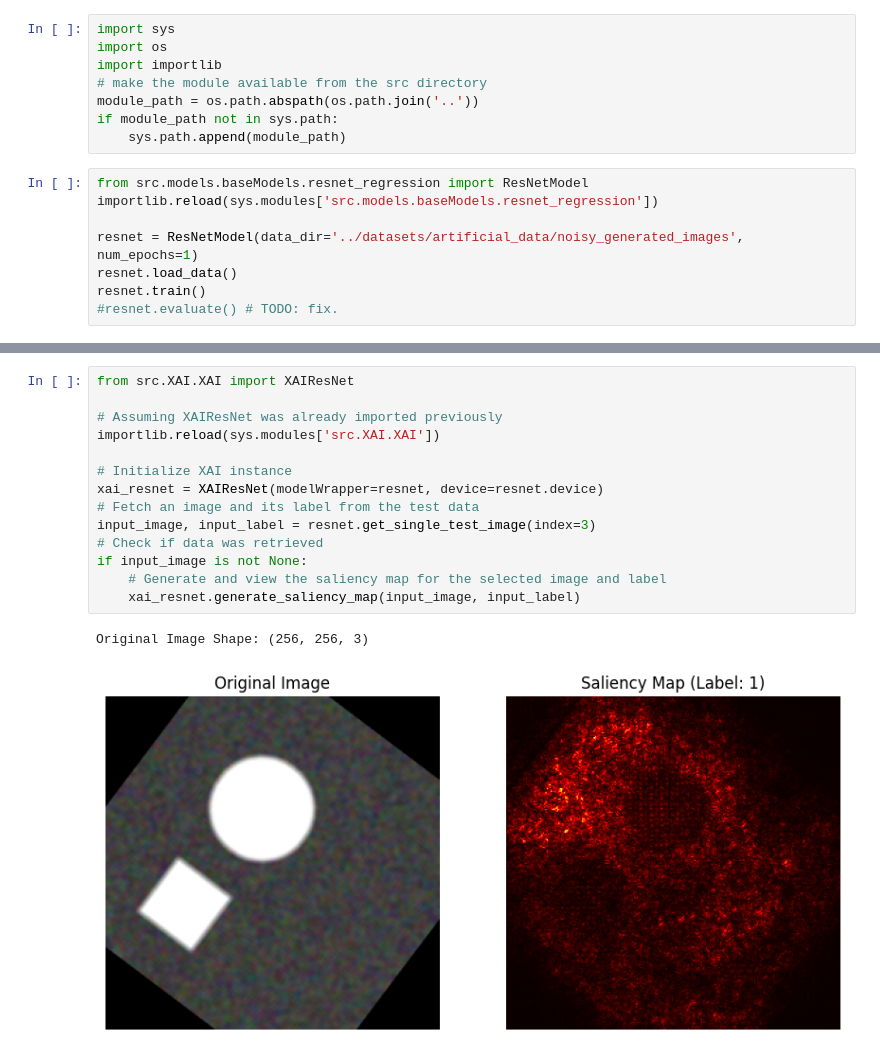
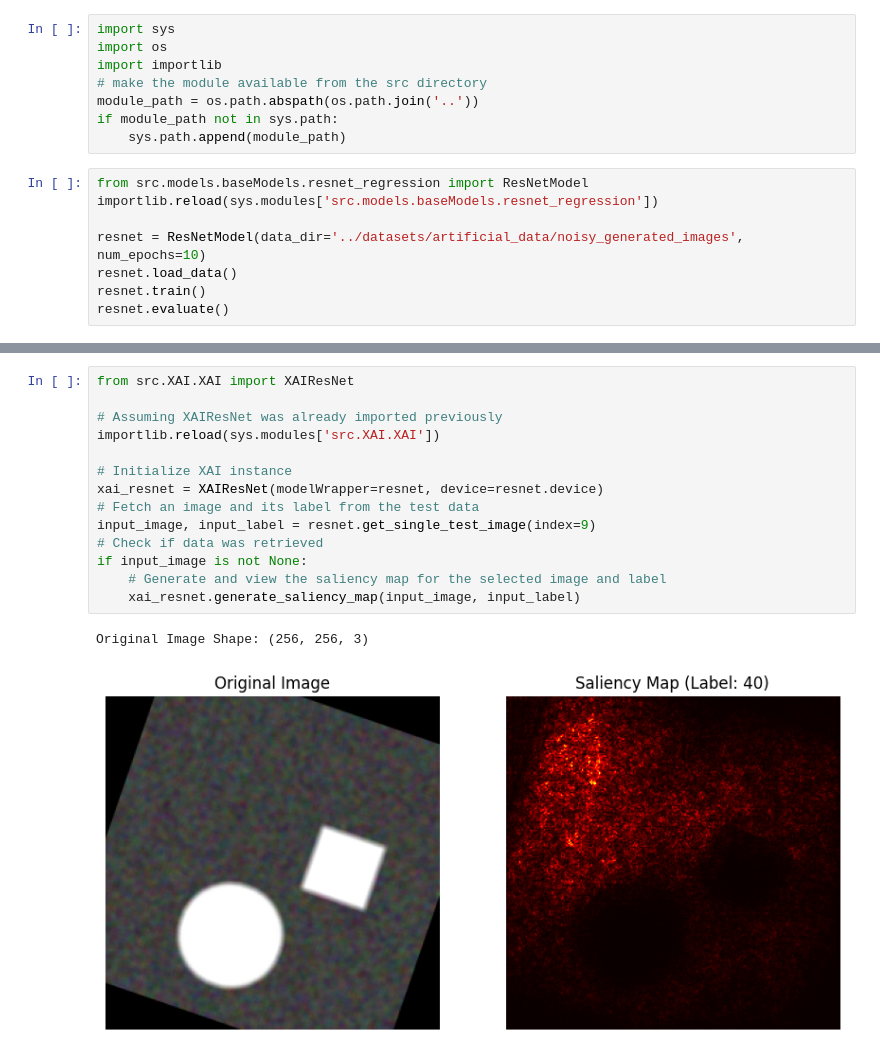
Before and after one commit to a-lundsgaard/XAI-in-Medical-Image-Analysis, a Jupyter notebook: notebooks/index.ipynb, the cells around one changed output, grey strips where cells are left out. Drawn from its saved outputs; the diff is of its cells as text.

Commit message:
Fix resnet for regression

```diff
--- a/notebooks/index.ipynb
+++ b/notebooks/index.ipynb
@@ -12,8 +12,8 @@ if module_path not in sys.path:
 from src.models.baseModels.resnet_regression import ResNetModel
 importlib.reload(sys.modules['src.models.baseModels.resnet_regression'])
 
-resnet = ResNetModel(data_dir='../datasets/artificial_data/noisy_generated_images', num_epochs=1)
+resnet = ResNetModel(data_dir='../datasets/artificial_data/noisy_generated_images', num_epochs=10)
 resnet.load_data()
 resnet.train()
-#resnet.evaluate() # TODO: fix.
+resnet.evaluate()
 # %% [output]
@@ -22,17 +31,17 @@ ValueError: too many values to unpack (expected 2)
 # %%
 from src.XAI.XAI import XAIResNet
 
 # Assuming XAIResNet was already imported previously
 importlib.reload(sys.modules['src.XAI.XAI'])
 
 # Initialize XAI instance
 xai_resnet = XAIResNet(modelWrapper=resnet, device=resnet.device)
 # Fetch an image and its label from the test data
-input_image, input_label = resnet.get_single_test_image(index=3)
+input_image, input_label = resnet.get_single_test_image(index=9)
 # Check if data was retrieved
 if input_image is not None:
     # Generate and view the saliency map for the selected image and label
     xai_resnet.generate_saliency_map(input_image, input_label)
 # %% [output]
 Original Image Shape: (256, 256, 3)
-[figure, old version]
+[figure, new version]
```
Also changed, not shown: parts of 1 cell of this notebook, 1 other file.
